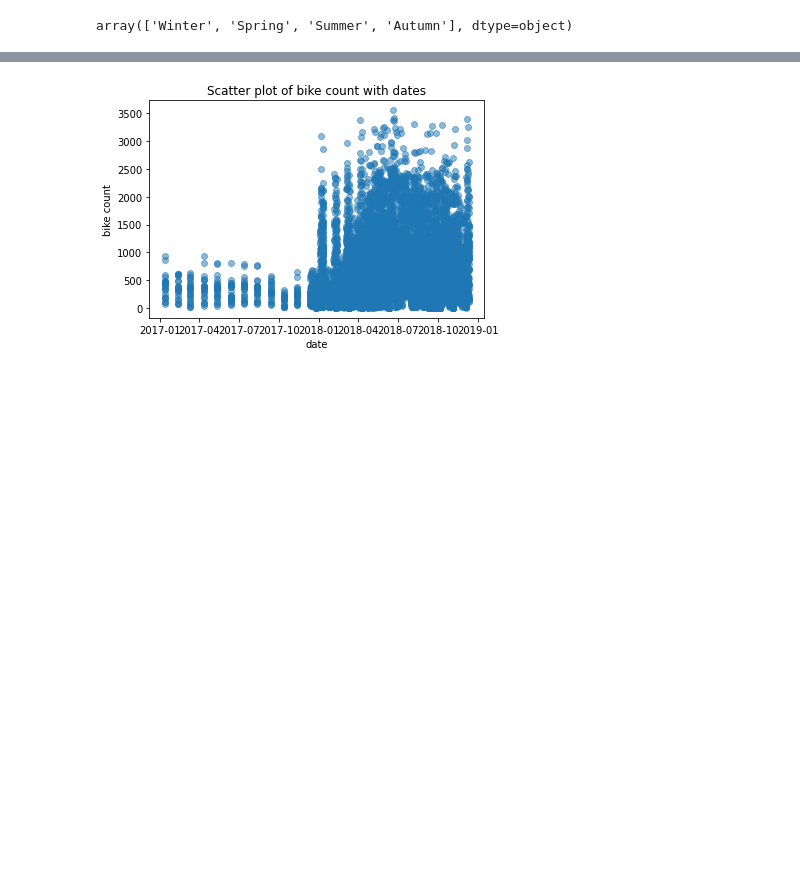
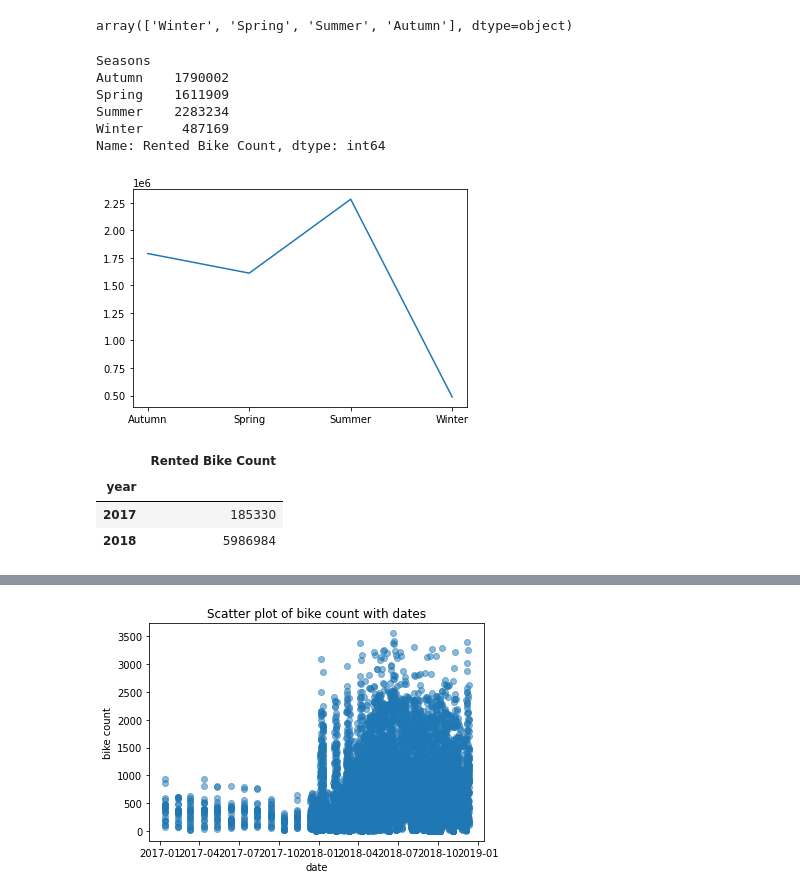
Before and after one commit to arifuddinatif/Bike-Sharing-Demand-Prediction, a Jupyter notebook: Copy_of_Bike_Sharing_Demand_Prediction_Capstone_Project.ipynb, the cells around one changed output, grey strips where cells are left out. Drawn from its saved outputs; the diff is of its cells as text; code cells hidden in the pictures; blank space fills up the shorter version.

```diff
--- a/Copy_of_Bike_Sharing_Demand_Prediction_Capstone_Project.ipynb
+++ b/Copy_of_Bike_Sharing_Demand_Prediction_Capstone_Project.ipynb
@@ -114,3 +134,19 @@ dtype: int64
 df['Seasons'].unique()
 # %% [output]
 array(['Winter', 'Spring', 'Summer', 'Autumn'], dtype=object)
+# %%
+df_seasons = df.groupby('Seasons').sum()['Rented Bike Count']
+# %%
+df_seasons.head()
+# %% [output]
+Seasons
+Autumn    1790002
+Spring    1611909
+Summer    2283234
+Winter     487169
+Name: Rented Bike Count, dtype: int64
+# %%
+plt.plot(df_seasons)
+plt.show()
+# %% [output]
+[figure, added]
@@ -116,0 +157,7 @@ array(['Winter', 'Spring', 'Summer', 'Autumn'], dtype=object)
+# %%
+df_year
+# %% [output]
+|  | Rented Bike Count |
+| year |  |
+| 2017 | 185330 |
+| 2018 | 5986984 |
```
Also changed, not shown: parts of 37 cells of this notebook.
